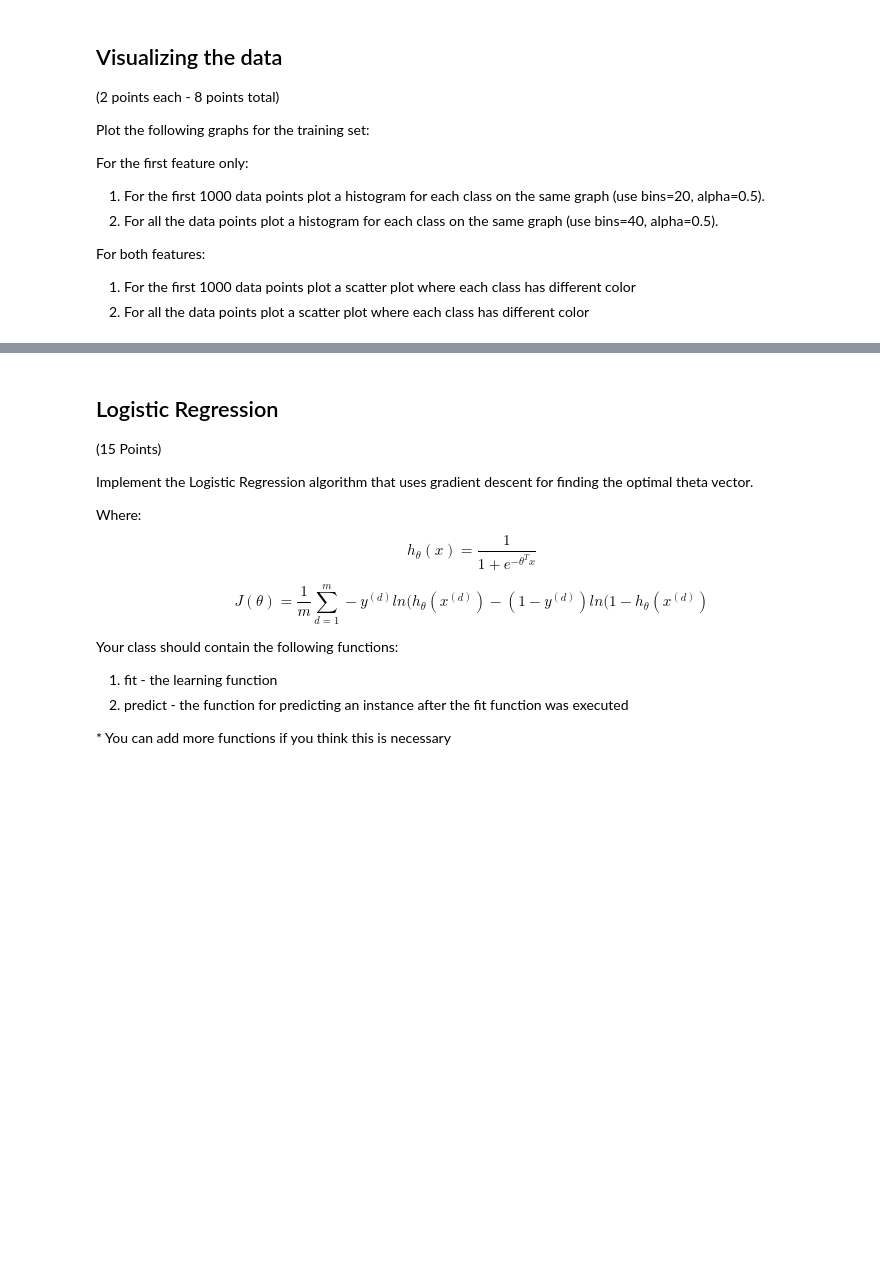
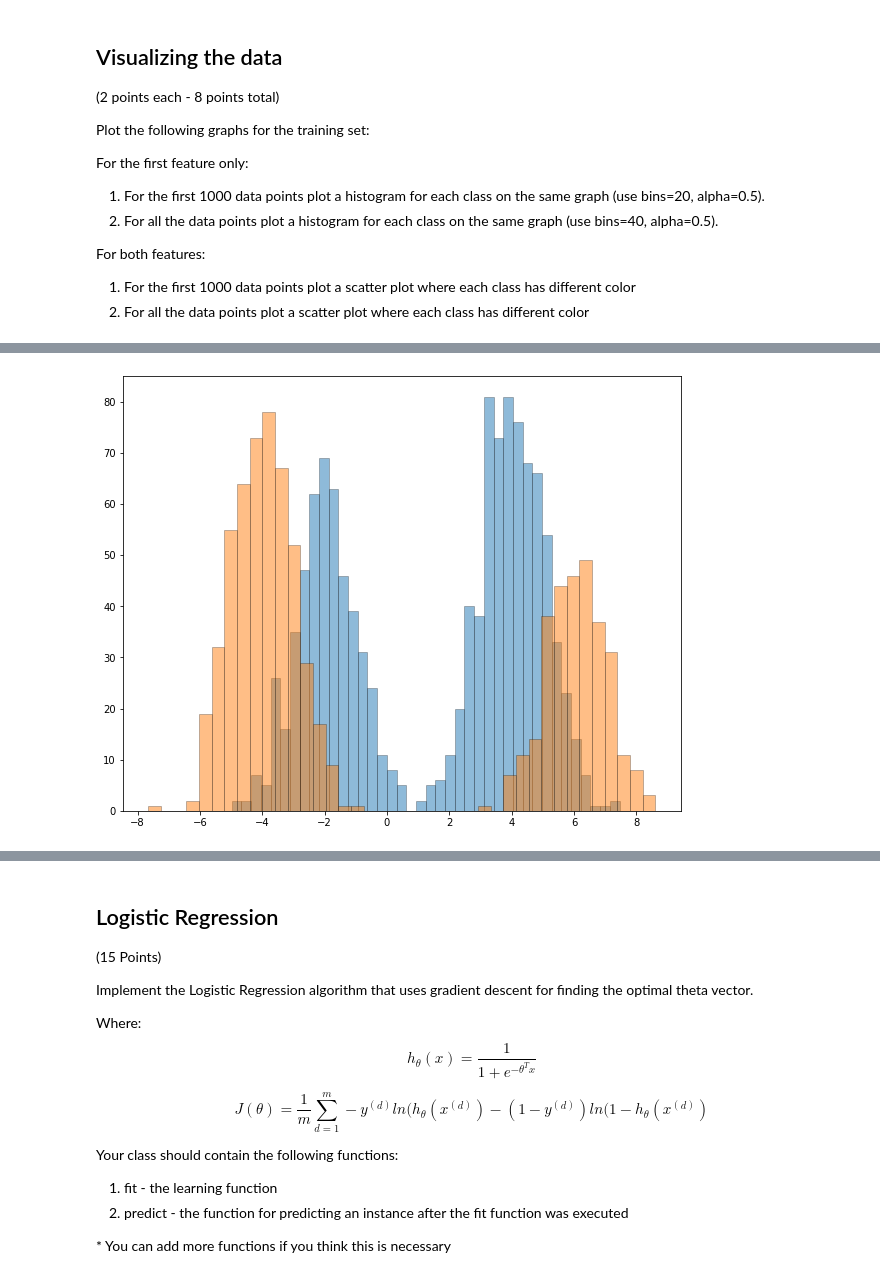
Before and after one commit to BDR2939/ML-from-Data, a Jupyter notebook: HW4/hw4_319238119_207576463.ipynb, the cells around one changed output, grey strips where cells are left out. Cells and saved outputs as stored; diff of their text form; code cells hidden in the pictures; blank space fills up the shorter version.

```diff
--- a/HW4/hw4_319238119_207576463.ipynb
+++ b/HW4/hw4_319238119_207576463.ipynb
@@ -92,0 +118,10 @@ For both features:
+# %%
+fig, ax = plt.subplots()
+
+for val in np.unique(y_training):
+    class_points = training_set.loc[training_set['y'] == val]
+    ax.hist(class_points['x1'].values, bins = 40, alpha = 0.5, edgecolor = 'k', linewidth = 0.5)
+
+plt.show()
+# %% [output]
+[figure, added]
```
Also changed, not shown: parts of 5 cells of this notebook.
